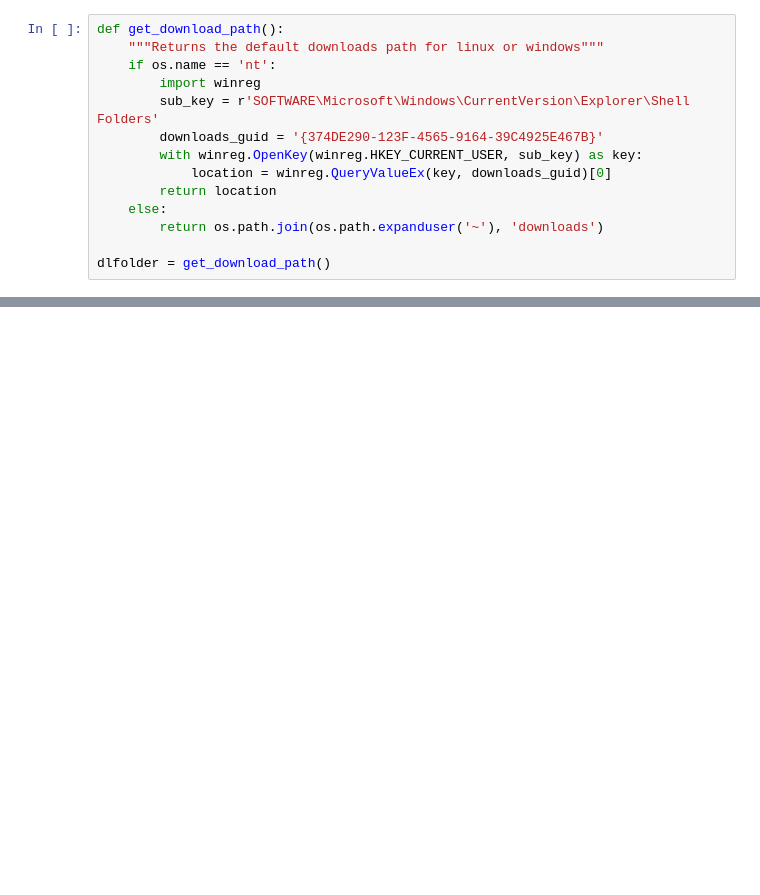
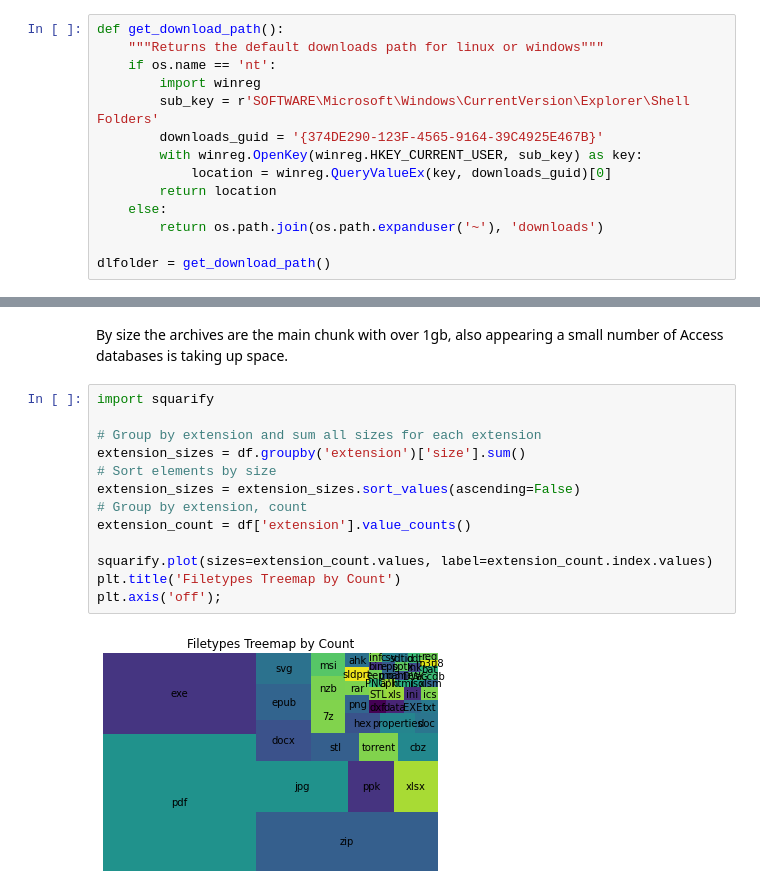
Before and after one commit to sebrb84/DLfoldercleaner, a Jupyter notebook: Downloadfolder stats.ipynb, the cells around one changed output, grey strips where cells are left out. Drawn from its saved outputs; the diff is of its cells as text; blank space fills up the shorter version.

```diff
--- a/Downloadfolder stats.ipynb
+++ b/Downloadfolder stats.ipynb
@@ -92,0 +108,17 @@ df.describe()
+# %% [markdown]
+By size the archives are the main chunk with over 1gb, also appearing a small number of Access databases is taking up space.
+# %%
+import squarify
+
+# Group by extension and sum all sizes for each extension
+extension_sizes = df.groupby('extension')['size'].sum()
+# Sort elements by size
+extension_sizes = extension_sizes.sort_values(ascending=False)
+# Group by extension, count
+extension_count = df['extension'].value_counts()
+
+squarify.plot(sizes=extension_count.values, label=extension_count.index.values)
+plt.title('Filetypes Treemap by Count')
+plt.axis('off');
+# %% [output]
+[figure, added]
```
Also changed, not shown: parts of 16 cells of this notebook.
